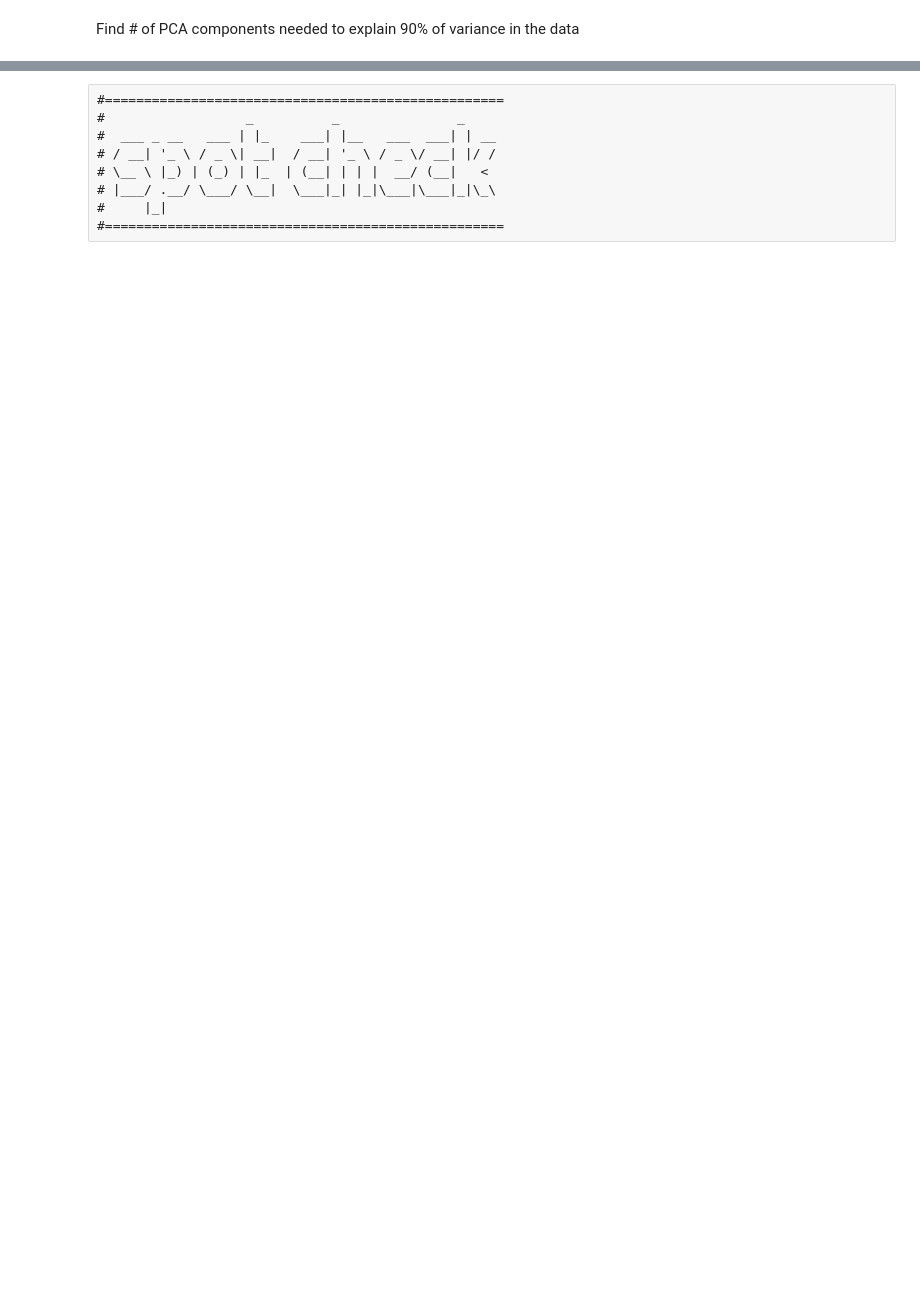
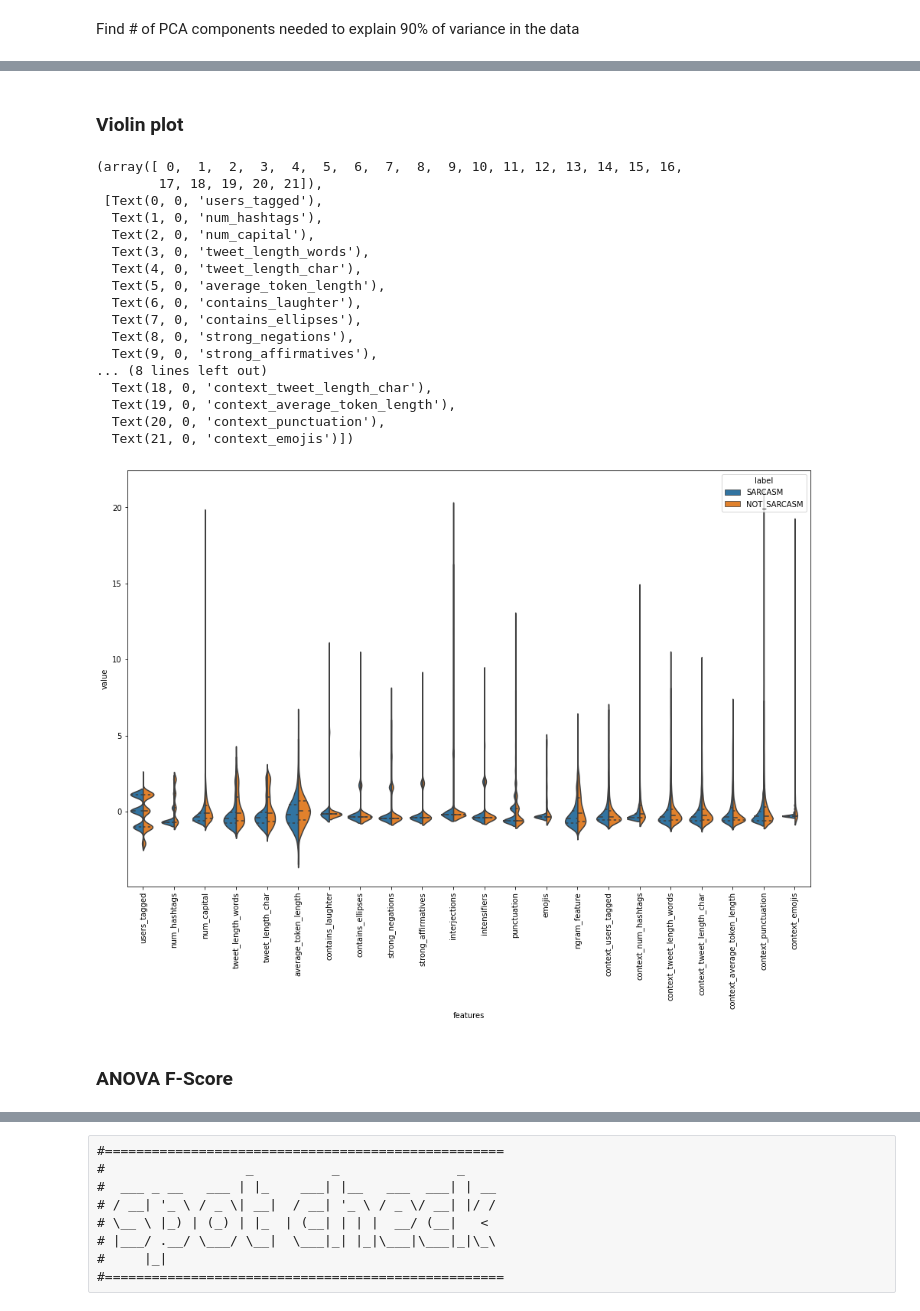
Before and after one commit to clairebrekken/CourseProject, a Jupyter notebook: jx_dev/dev.ipynb, the cells around one changed output, grey strips where cells are left out. Drawn from its saved outputs; the diff is of its cells as text; code cells hidden in the pictures; blank space fills up the shorter version.

```diff
--- a/jx_dev/dev.ipynb
+++ b/jx_dev/dev.ipynb
@@ -163,3 +223,51 @@ print('session loaded!')
 # x_train_pca = PCA(n_components = n_pca).fit_transform(x_train_scaled)
 # %%
 # x_train_pca.shape
+# %% [markdown]
+### Violin plot
+# %%
+# prepare data
+
+# scale feats
+x_train_scaled  = pd.DataFrame(StandardScaler().fit_transform(x_train), columns = x_train.columns)
+
+# combine x,y
+df_train_scaled = pd.concat([df_train.label, x_train_scaled], axis = 1)
+
+# unpivot
+data            = pd.melt(df_train_scaled,
+                          id_vars    = 'label',
+                          var_name   = "features",
+                          value_name = 'value')
+# %%
+# violin plot
+plt.figure(figsize   = (16,10))
+sns.violinplot(x     = "features",
+               y     = "value",
+               hue   = "label",
+               data  = data,
+               split = True,
+               inner = "quart")
+
+plt.xticks(rotation  = 90)
+# %% [output]
+(array([ 0,  1,  2,  3,  4,  5,  6,  7,  8,  9, 10, 11, 12, 13, 14, 15, 16,
+        17, 18, 19, 20, 21]),
+ [Text(0, 0, 'users_tagged'),
+  Text(1, 0, 'num_hashtags'),
+  Text(2, 0, 'num_capital'),
+  Text(3, 0, 'tweet_length_words'),
+  Text(4, 0, 'tweet_length_char'),
+  Text(5, 0, 'average_token_length'),
+  Text(6, 0, 'contains_laughter'),
+  Text(7, 0, 'contains_ellipses'),
+  Text(8, 0, 'strong_negations'),
+  Text(9, 0, 'strong_affirmatives'),
+... (8 lines left out)
+  Text(18, 0, 'context_tweet_length_char'),
+  Text(19, 0, 'context_average_token_length'),
+  Text(20, 0, 'context_punctuation'),
+  Text(21, 0, 'context_emojis')])
+[figure, added]
+# %% [markdown]
+### ANOVA F-Score
```
Also changed, not shown: parts of 42 cells of this notebook, 20 other files.
